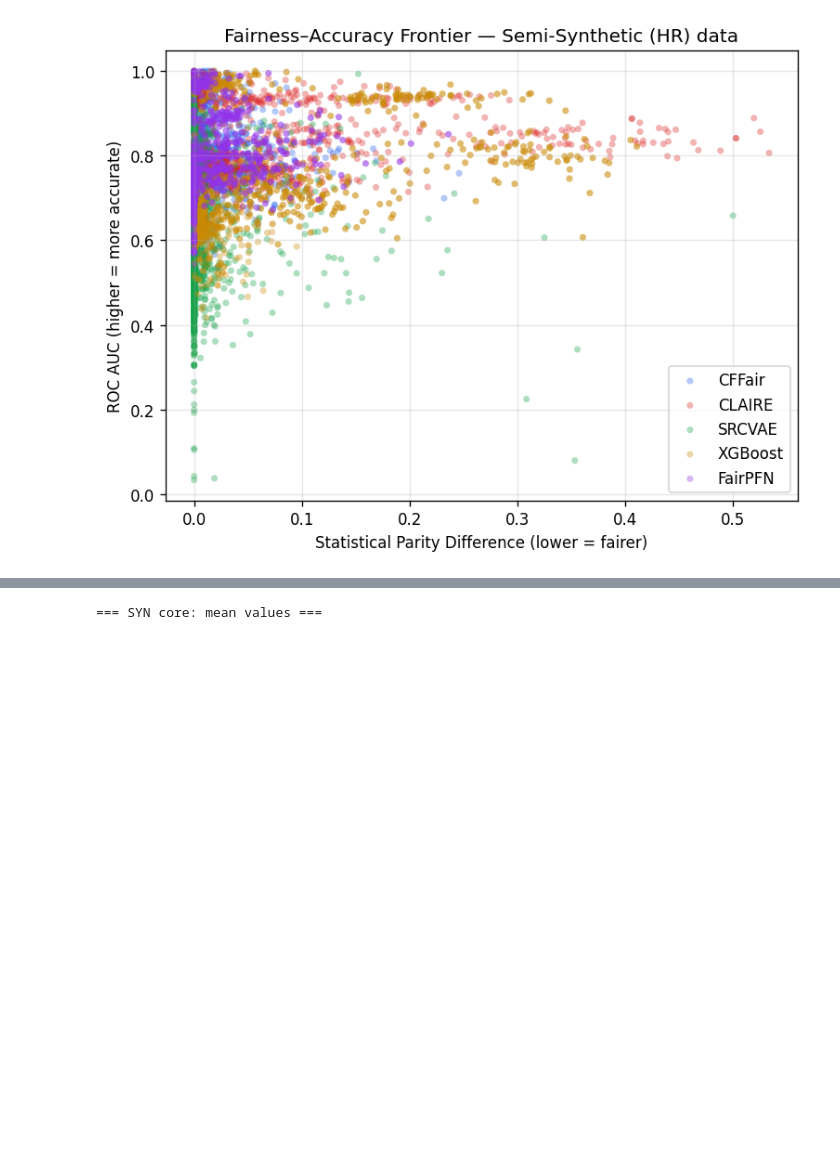
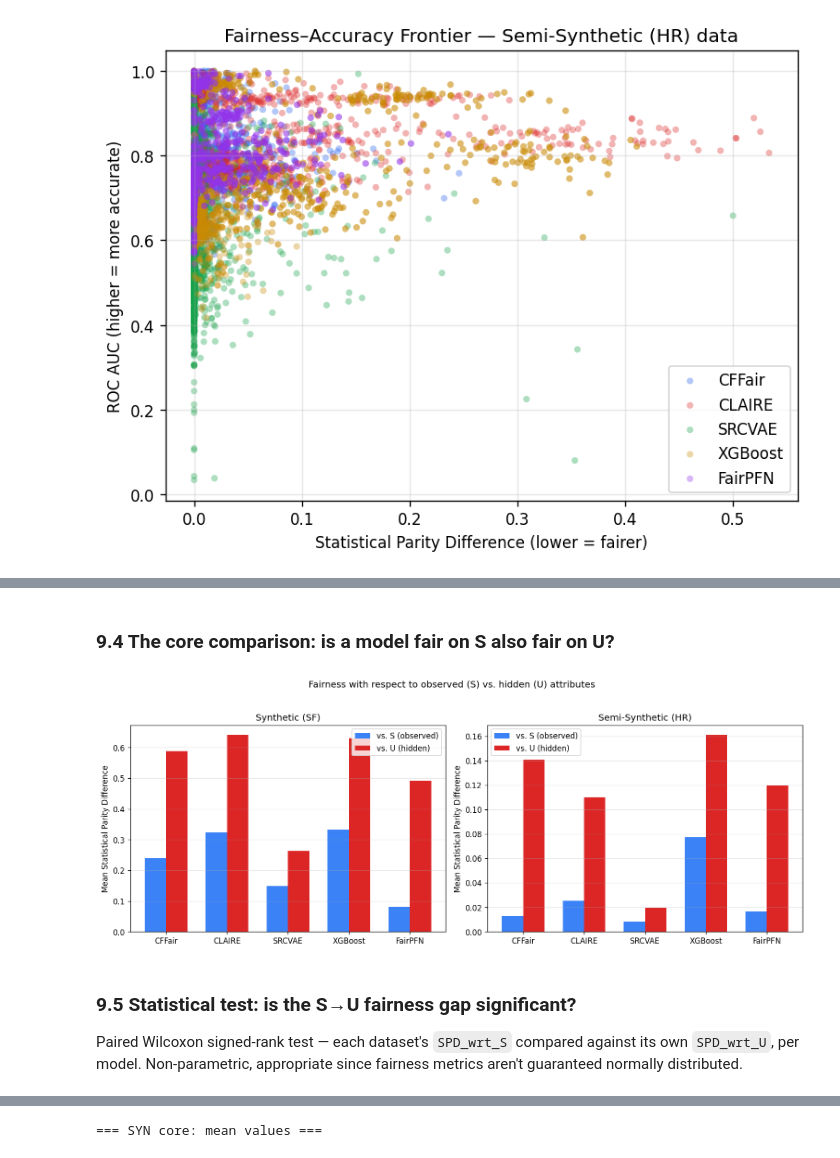
Before and after one commit to Patrog-6/Fairness-evaluation-in-the-presence-of-unobserved-unfair-attributes, a Jupyter notebook: model_benchmark.ipynb, the cells around one changed output, grey strips where cells are left out. Saved outputs shown, nothing was run; the diff lists cells and outputs as text; code cells hidden in the pictures; blank space fills up the shorter version.

Commit message:
"model benchmarking and fairness analysis refined"

```diff
--- a/model_benchmark.ipynb
+++ b/model_benchmark.ipynb
@@ -474,20 +404,0 @@ plt.show()
-# %%
-fig, axes = plt.subplots(1, 2, figsize=(13, 4.5))
-for model in MODELS:
-    sub = semi_all[(semi_all.model_name == model) & (semi_all.data_type == 'BIASED_ALL')]
-    s = sub.groupby('bias_level')['ROC_AUC'].mean().reindex(BIAS_ORDER)
-    axes[0].plot(range(len(s)), s.values, marker='o', color=COLORS[model], label=model)
-axes[0].set_xticks(range(len(BIAS_ORDER))); axes[0].set_xticklabels(BIAS_ORDER, rotation=20, ha='right')
-axes[0].set_ylabel('Mean ROC AUC'); axes[0].set_title('Predictive performance across bias scenarios (BIASED_ALL)')
-axes[0].grid(alpha=0.3); axes[0].legend()
-
-for model in MODELS:
-    sub = semi_all[(semi_all.model_name == model) & (semi_all.data_type == 'BIASED_ALL')]
-    s = sub.groupby('bias_level')['Statistical_Parity_Diff_(ATE)'].mean().reindex(BIAS_ORDER)
-    axes[1].plot(range(len(s)), s.values, marker='o', color=COLORS[model], label=model)
-axes[1].set_xticks(range(len(BIAS_ORDER))); axes[1].set_xticklabels(BIAS_ORDER, rotation=20, ha='right')
-axes[1].set_ylabel('Mean Statistical Parity Diff'); axes[1].set_title('Fairness gap across bias scenarios (BIASED_ALL)')
-axes[1].grid(alpha=0.3); axes[1].legend()
-
-plt.tight_layout(); plt.savefig(os.path.join(CHARTS_DIR, 'semi_combined_overlay.png'))
-plt.show()
@@ -536,0 +594,34 @@ display(means_semi.round(3))
+# %% [markdown]
+### 9.4 The core comparison: is a model fair on S also fair on U?
+# %%
+syn_means_u = syn_core.groupby('model_name')[['Statistical_Parity_Diff_(ATE)', 'Statistical_Parity_Diff_wrt_U']].mean().reindex(MODELS)
+semi_means_u = semi_core.groupby('model_name')[['Statistical_Parity_Diff_(ATE)', 'Statistical_Parity_Diff_wrt_U']].mean().reindex(MODELS)
+
+fig, axes = plt.subplots(1, 2, figsize=(13, 4.8))
+x = np.arange(len(MODELS)); w = 0.35
+
+axes[0].bar(x - w/2, syn_means_u['Statistical_Parity_Diff_(ATE)'], width=w, label='vs. S (observed)', color='#3b82f6')
+axes[0].bar(x + w/2, syn_means_u['Statistical_Parity_Diff_wrt_U'], width=w, label='vs. U (hidden)', color='#dc2626')
+axes[0].set_xticks(x); axes[0].set_xticklabels(MODELS)
+axes[0].set_ylabel('Mean Statistical Parity Difference')
+axes[0].set_title('Synthetic (SF)')
+axes[0].legend(); axes[0].grid(alpha=0.3, axis='y')
+
+axes[1].bar(x - w/2, semi_means_u['Statistical_Parity_Diff_(ATE)'], width=w, label='vs. S (observed)', color='#3b82f6')
+axes[1].bar(x + w/2, semi_means_u['Statistical_Parity_Diff_wrt_U'], width=w, label='vs. U (hidden)', color='#dc2626')
+axes[1].set_xticks(x); axes[1].set_xticklabels(MODELS)
+axes[1].set_ylabel('Mean Statistical Parity Difference')
+axes[1].set_title('Semi-Synthetic (HR)')
+axes[1].legend(); axes[1].grid(alpha=0.3, axis='y')
+
+plt.suptitle('Fairness with respect to observed (S) vs. hidden (U) attributes', y=1.03)
+plt.tight_layout(); plt.savefig(os.path.join(CHARTS_DIR, 's_vs_u_fairness_comparison.png'))
+plt.show()
+# %% [output]
+[figure, added]
+# %% [markdown]
+### 9.5 Statistical test: is the S→U fairness gap significant?
+
+Paired Wilcoxon signed-rank test — each dataset's `SPD_wrt_S` compared against its own
+`SPD_wrt_U`, per model. Non-parametric, appropriate since fairness metrics aren't guaranteed
+normally distributed.
```
Also changed, not shown: parts of 77 cells of this notebook, 10 other files.
